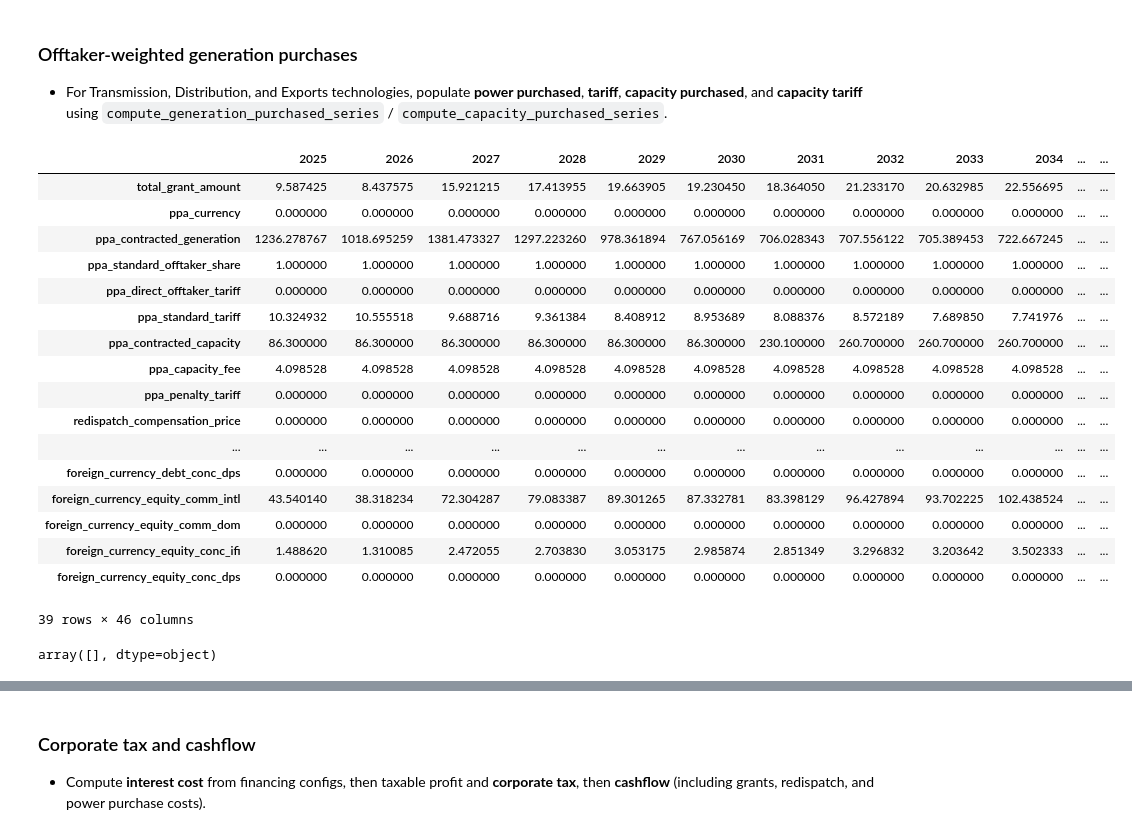
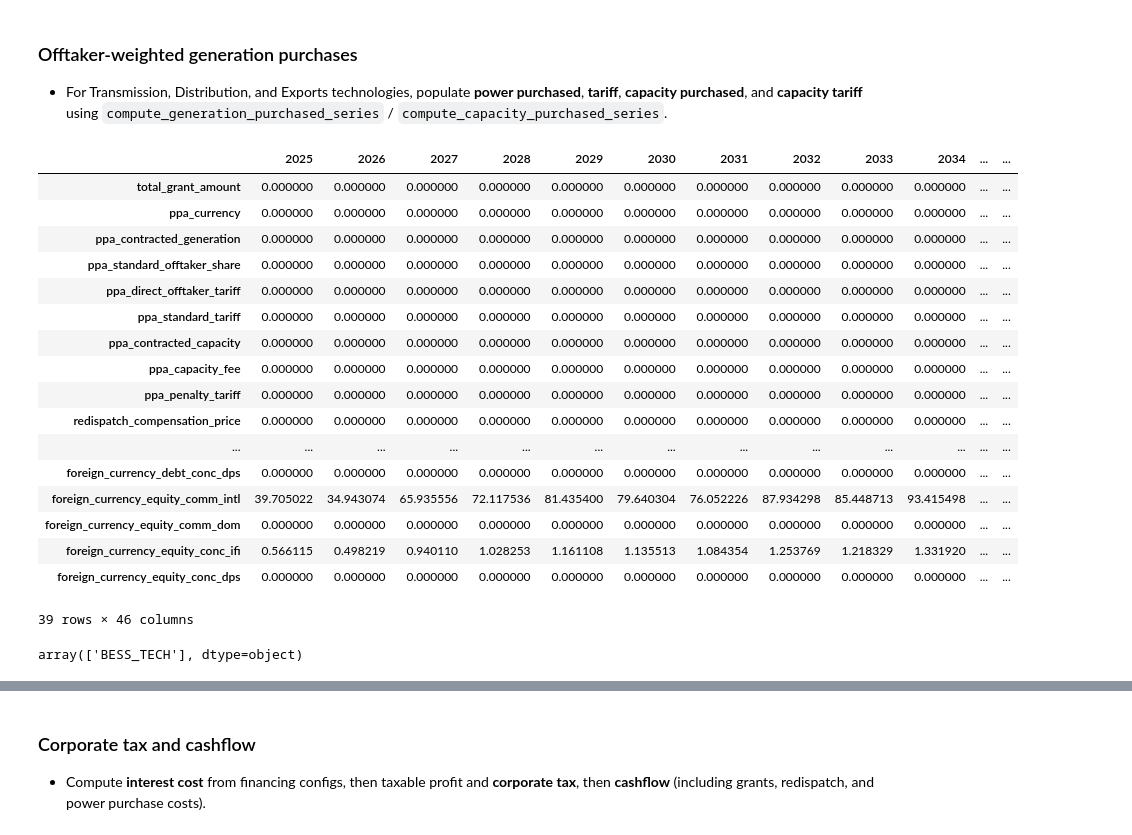
Before and after one commit to MINFinModel/minfin-py-public-release, a Jupyter notebook: minfin_notebook.ipynb, the cells around one changed output, grey strips where cells are left out. Drawn from its saved outputs; the diff is of its cells as text; code cells hidden in the pictures.

```diff
--- a/minfin_notebook.ipynb
+++ b/minfin_notebook.ipynb
@@ -47,7 +47,7 @@ START_YEAR = 2025
 # Legacy example workbook:
 # file_path = "data/MINFin Energy Example Input File.xlsm"
 # Pure-input workbook (default):
-file_path = "data/MINFin Python Input File.xlsx"
+file_path = r"data/MINFin Input File - Apr26.xlsx"
 
 with pd.ExcelFile(file_path, engine="openpyxl") as xls:
     sheet_names = xls.sheet_names
@@ -1173,10 +1152,15 @@ alloc = InvestmentAllocator(technology_disag_s1_data)
 # tech_offtakers={}
 import numpy as np
 from MinFin.index_alignment import apply_investment_to_tech_dataframes, assign_series_column, ensure_year_index
-from MinFin.offtaker_tariffs import calc_sale_price, flatten_multiindex_columns
+from MinFin.offtaker_tariffs import (
+    calc_sale_price,
+    compute_redispatch_compensation_mn_usd,
+    compute_total_ppa_revenue,
+    flatten_multiindex_columns,
+)
 from MinFin.funding_allocation import TechnologyStats
 
-apply_investment_to_tech_dataframes(tech_dataframes, df_category_sum_nz, grant_share=0.05)
+apply_investment_to_tech_dataframes(tech_dataframes, df_category_sum_nz, grant_share=0.0)
 df_opex_by_year = ensure_year_index(df_opex)
 
 for tech_name, tech_data in all_tech_data.items():
@@ -1189,9 +1173,17 @@ for tech_name, tech_data in all_tech_data.items():
         df_generation_tech_sums[tech_name] * 1000 / 3.6,
         context=f"{tech_name} total_generation",
     )
-    tech_dataframes[tech_name]["redispatch_compensation"] = (
+    _unit_hints = {
+        k: v.get("unit", "")
+        for k, v in tech_data.items()
+        if isinstance(v, dict)
+    }
+    _redispatch_gwh = (
         df_potential_generation_tech_sums[tech_name] - tech_dataframes[tech_name]["total_generation"]
-    ) * tech_dataframes[tech_name]["redispatch_compensation_price"]
+    )
+    tech_dataframes[tech_name]["redispatch_compensation"] = compute_redispatch_compensation_mn_usd(
+        tech_dataframes[tech_name], _redispatch_gwh, exchange_rates, unit_hints=_unit_hints
+    )
     tech_dataframes[tech_name]["ppa_met_generation"] = np.minimum(
         tech_dataframes[tech_name]["total_generation"],
         tech_dataframes[tech_name]["ppa_contracted_generation"],
@@ -1204,72 +1196,61 @@ for tech_name, tech_data in all_tech_data.items():
     tech_dataframes[tech_name]["sale_price"] = calc_sale_price(tech_dataframes[tech_name], exchange_rates)
     tech_dataframes[tech_name]["total_wholesale_revnue"] = (
         tech_dataframes[tech_name]["sale_price"] * tech_dataframes[tech_name]["whole_sale_generation"].fillna(0)
     )
     tech_df = tech_dataframes[tech_name]
 
-    ppa_standard_revenue = (
-        tech_df["ppa_met_generation"]
-        * tech_df["ppa_standard_offtaker_share"]
-        * tech_df["ppa_standard_tariff"]
+    tech_df["total_ppa_revenue"] = compute_total_ppa_revenue(
+        tech_df, exchange_rates, unit_hints=_unit_hints
     )
-    ppa_direct_revenue = (
-        tech_df["ppa_met_generation"]
-        * tech_df["ppa_direct_offtaker_share"]
-        * tech_df["ppa_direct_offtaker_tariff"]
-    )
-
-    excess_generation = tech_df["total_generation"] - tech_df["ppa_contracted_generation"]
-    penalty = np.minimum(excess_generation, 0) * tech_df["ppa_penalty_tariff"]
-
-    total_capacity_fee = tech_df["ppa_contracted_capacity"] * tech_df["ppa_capacity_fee"]
-    rate = 1.0
-    tech_df["total_ppa_revenue"] = ppa_standard_revenue + ppa_direct_revenue + penalty + total_capacity_fee * rate
+    _years = tech.investment_needs.index.astype(int)
+    lc_rates = exchange_rates["KES"].reindex(_years).astype(float)
+    fc_rates = exchange_rates["USD"].reindex(_years).astype(float)
 
     tech_name_rows = df_technologies[df_technologies["Technology"] == tech_name]["Name"].values
     assign_series_column(
         tech_df,
         "opex",
         df_opex_by_year[tech_name_rows].sum(axis=1),
         context=f"{tech_name} opex",
     )
 
-    df_result = tech.get_allocation_matrix(alloc, lc_rate=rate, fc_rate=rate)
+    df_result = tech.get_allocation_matrix(alloc, lc_rate=lc_rates, fc_rate=fc_rates)
     tech_stats_dict[tech_name].apply_allocation(df_result)
 
     df_result_flat = df_result.copy()
     df_result_flat = flatten_multiindex_columns(df_result_flat)
 
     tech_dataframes[tech_name] = pd.concat([tech_dataframes[tech_name], df_result_flat], axis=1)
 
     tech_stats_dict[tech_name].tech_df = tech_dataframes[tech_name].copy()
 
 biomass_df = tech_dataframes["Distribution"]
 biomass_df.T.head(60)
 biomass_df.T.head(50)
 # %% [output]
 |  | 2025 | 2026 | 2027 | 2028 | 2029 | 2030 | 2031 | 2032 | 2033 | 2034 | ... | ... |
-| total_grant_amount | 9.587425 | 8.437575 | 15.921215 | 17.413955 | 19.663905 | 19.230450 | 18.364050 | 21.233170 | 20.632985 | 22.556695 | ... | ... |
+| total_grant_amount | 0.000000 | 0.000000 | 0.000000 | 0.000000 | 0.000000 | 0.000000 | 0.000000 | 0.000000 | 0.000000 | 0.000000 | ... | ... |
 | ppa_currency | 0.000000 | 0.000000 | 0.000000 | 0.000000 | 0.000000 | 0.000000 | 0.000000 | 0.000000 | 0.000000 | 0.000000 | ... | ... |
-| ppa_contracted_generation | 1236.278767 | 1018.695259 | 1381.473327 | 1297.223260 | 978.361894 | 767.056169 | 706.028343 | 707.556122 | 705.389453 | 722.667245 | ... | ... |
-| ppa_standard_offtaker_share | 1.000000 | 1.000000 | 1.000000 | 1.000000 | 1.000000 | 1.000000 | 1.000000 | 1.000000 | 1.000000 | 1.000000 | ... | ... |
+| ppa_contracted_generation | 0.000000 | 0.000000 | 0.000000 | 0.000000 | 0.000000 | 0.000000 | 0.000000 | 0.000000 | 0.000000 | 0.000000 | ... | ... |
+| ppa_standard_offtaker_share | 0.000000 | 0.000000 | 0.000000 | 0.000000 | 0.000000 | 0.000000 | 0.000000 | 0.000000 | 0.000000 | 0.000000 | ... | ... |
 | ppa_direct_offtaker_tariff | 0.000000 | 0.000000 | 0.000000 | 0.000000 | 0.000000 | 0.000000 | 0.000000 | 0.000000 | 0.000000 | 0.000000 | ... | ... |
-| ppa_standard_tariff | 10.324932 | 10.555518 | 9.688716 | 9.361384 | 8.408912 | 8.953689 | 8.088376 | 8.572189 | 7.689850 | 7.741976 | ... | ... |
-| ppa_contracted_capacity | 86.300000 | 86.300000 | 86.300000 | 86.300000 | 86.300000 | 86.300000 | 230.100000 | 260.700000 | 260.700000 | 260.700000 | ... | ... |
-| ppa_capacity_fee | 4.098528 | 4.098528 | 4.098528 | 4.098528 | 4.098528 | 4.098528 | 4.098528 | 4.098528 | 4.098528 | 4.098528 | ... | ... |
+| ppa_standard_tariff | 0.000000 | 0.000000 | 0.000000 | 0.000000 | 0.000000 | 0.000000 | 0.000000 | 0.000000 | 0.000000 | 0.000000 | ... | ... |
+| ppa_contracted_capacity | 0.000000 | 0.000000 | 0.000000 | 0.000000 | 0.000000 | 0.000000 | 0.000000 | 0.000000 | 0.000000 | 0.000000 | ... | ... |
+| ppa_capacity_fee | 0.000000 | 0.000000 | 0.000000 | 0.000000 | 0.000000 | 0.000000 | 0.000000 | 0.000000 | 0.000000 | 0.000000 | ... | ... |
 | ppa_penalty_tariff | 0.000000 | 0.000000 | 0.000000 | 0.000000 | 0.000000 | 0.000000 | 0.000000 | 0.000000 | 0.000000 | 0.000000 | ... | ... |
 | redispatch_compensation_price | 0.000000 | 0.000000 | 0.000000 | 0.000000 | 0.000000 | 0.000000 | 0.000000 | 0.000000 | 0.000000 | 0.000000 | ... | ... |
 | ... | ... | ... | ... | ... | ... | ... | ... | ... | ... | ... | ... | ... |
 | foreign_currency_debt_conc_dps | 0.000000 | 0.000000 | 0.000000 | 0.000000 | 0.000000 | 0.000000 | 0.000000 | 0.000000 | 0.000000 | 0.000000 | ... | ... |
-| foreign_currency_equity_comm_intl | 43.540140 | 38.318234 | 72.304287 | 79.083387 | 89.301265 | 87.332781 | 83.398129 | 96.427894 | 93.702225 | 102.438524 | ... | ... |
+| foreign_currency_equity_comm_intl | 39.705022 | 34.943074 | 65.935556 | 72.117536 | 81.435400 | 79.640304 | 76.052226 | 87.934298 | 85.448713 | 93.415498 | ... | ... |
 | foreign_currency_equity_comm_dom | 0.000000 | 0.000000 | 0.000000 | 0.000000 | 0.000000 | 0.000000 | 0.000000 | 0.000000 | 0.000000 | 0.000000 | ... | ... |
-| foreign_currency_equity_conc_ifi | 1.488620 | 1.310085 | 2.472055 | 2.703830 | 3.053175 | 2.985874 | 2.851349 | 3.296832 | 3.203642 | 3.502333 | ... | ... |
+| foreign_currency_equity_conc_ifi | 0.566115 | 0.498219 | 0.940110 | 1.028253 | 1.161108 | 1.135513 | 1.084354 | 1.253769 | 1.218329 | 1.331920 | ... | ... |
 | foreign_currency_equity_conc_dps | 0.000000 | 0.000000 | 0.000000 | 0.000000 | 0.000000 | 0.000000 | 0.000000 | 0.000000 | 0.000000 | 0.000000 | ... | ... |
 39 rows × 46 columns
 # %%
 tech_name_row = df_technologies[df_technologies["Technology"] == tech_name]["Name"].values
 tech_name_row
 # %% [output]
-array([], dtype=object)
+array(['BESS_TECH'], dtype=object)
 # %%
 # Only Transmission, Distribution, Energy Exports
 dash_curr = None
```
Also changed, not shown: parts of 31 cells of this notebook, 14 other files.
